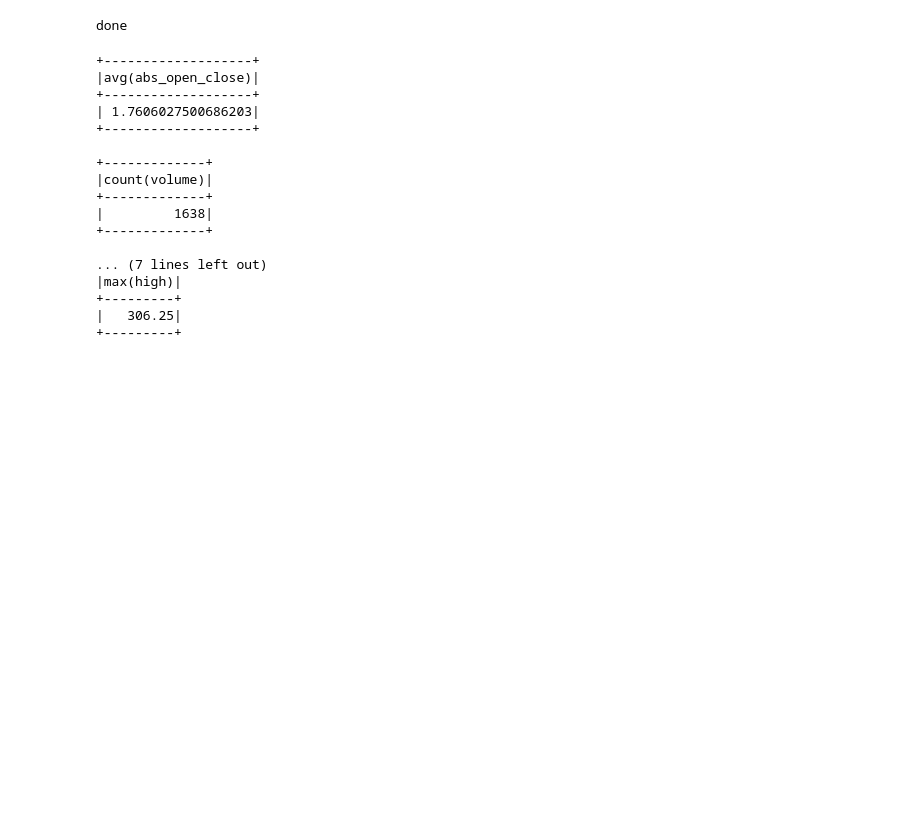
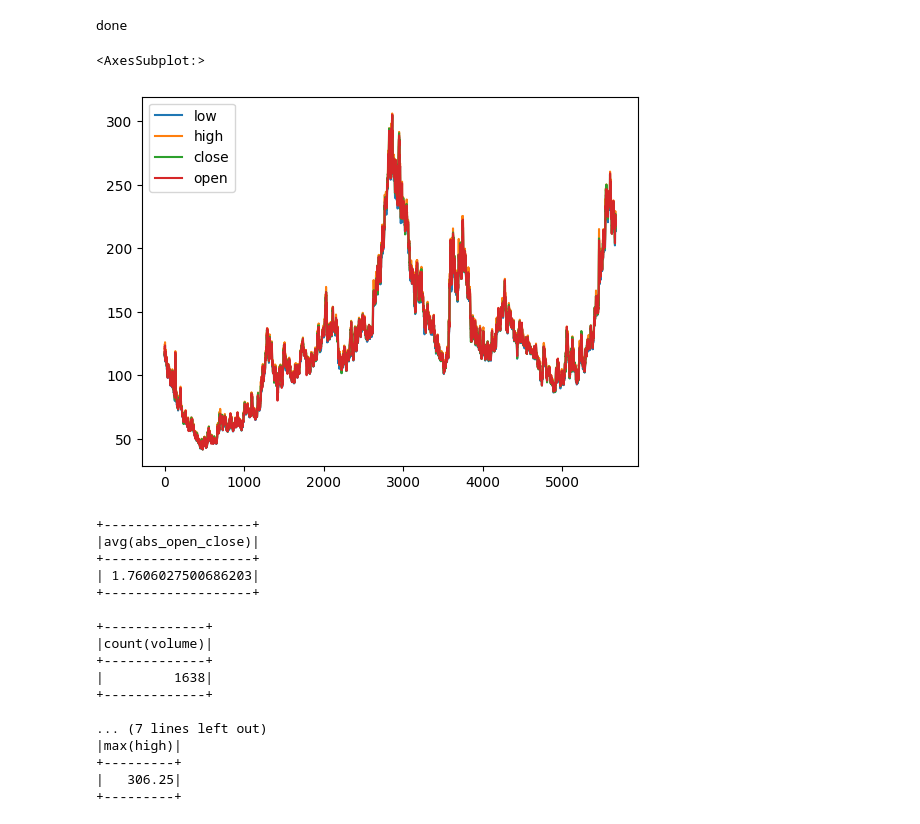
Before and after one commit to ChloeL6/Spark, a Jupyter notebook: main.ipynb, the cells around one changed output. Cells and saved outputs as stored; diff of their text form; code cells hidden in the pictures; blank space fills up the shorter version.

Commit message:
create a graph

```diff
--- a/main.ipynb
+++ b/main.ipynb
@@ -47,6 +40,13 @@ df.write.parquet('./data/output', mode='overwrite')
 print('done')
 # %% [output]
 done
+# %%
+chart_df = df.select('low', 'high', 'close', 'open').toPandas()
+
+chart_df.plot.line()
+# %% [output]
+<AxesSubplot:>
+[figure, added]
 # %%
 # Find the average of the values in abs_open_close
 avg_abs = df.select(sf.avg(df.abs_open_close)).show()
```
Also changed, not shown: parts of 2 cells of this notebook.
